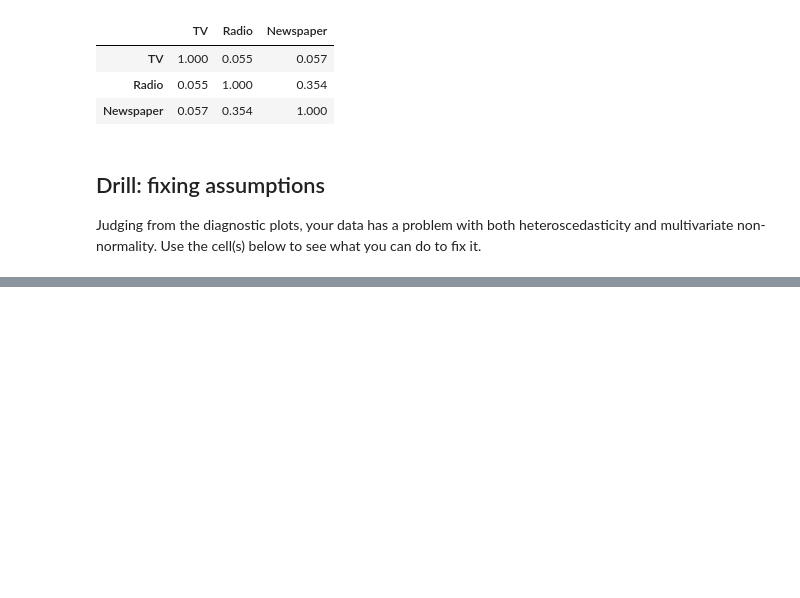
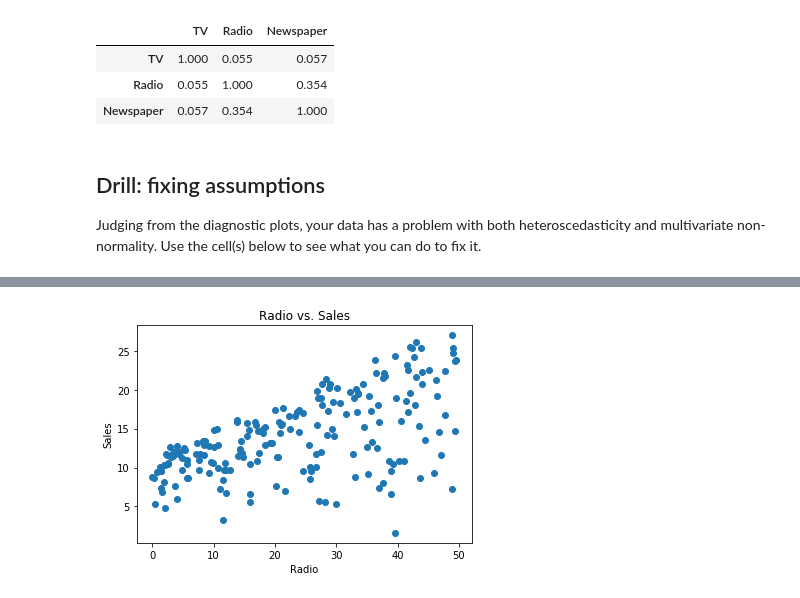
Before and after one commit to jordanplanders/Thinkful, a Jupyter notebook: Bootcamp/Unit 2/Project 2-4-3.ipynb, the cells around one changed output, grey strips where cells are left out. Cells and saved outputs as stored; diff of their text form; code cells hidden in the pictures; blank space fills up the shorter version.

```diff
--- a/Bootcamp/Unit 2/Project 2-4-3.ipynb
+++ b/Bootcamp/Unit 2/Project 2-4-3.ipynb
@@ -242,0 +254,9 @@ plt.show()
+# %%
+plt.scatter(data['Radio'], data['Sales'])
+plt.xlabel('Radio')
+plt.ylabel('Sales')
+plt.title('Radio vs. Sales')
+plt.show()
+# hmmmm, still concerning.  Though the histogram looked better, this, not so much...
+# %% [output]
+[figure, added]
```
Also changed, not shown: parts of 5 cells of this notebook.
